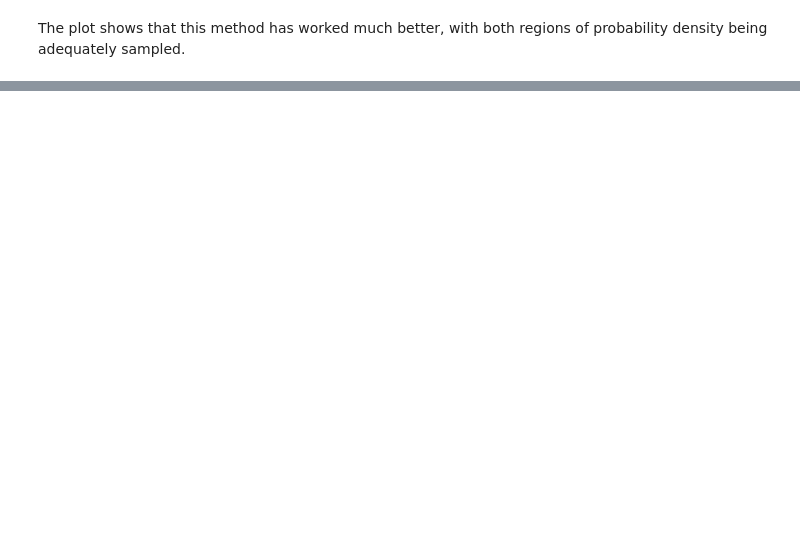
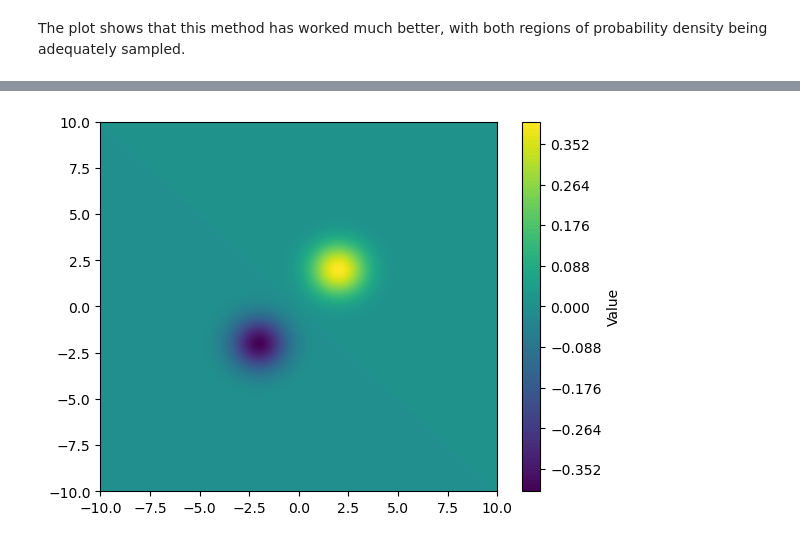
Before and after one commit to dy-cl/Monte-Carlo, a Jupyter notebook: mh.ipynb, the cells around one changed output, grey strips where cells are left out. Saved outputs shown, nothing was run; the diff lists cells and outputs as text; code cells hidden in the pictures; blank space fills up the shorter version.

```diff
--- a/mh.ipynb
+++ b/mh.ipynb
@@ -203,2 +219,11 @@ plt.show()
 # %% [markdown]
 The plot shows that this method has worked much better, with both regions of probability density being adequately sampled.
+# %%
+from scipy import stats
+
+mu = 0.5
+sig = 0.1
+
+y = -stats.norm.pdf((x-mu)/(sig))
+plt.plot(x, y)
+plt.xlim(0,1)
@@ -204,0 +233,17 @@ The plot shows that this method has worked much better, with both regions of pro
+# %%
+def psi(x, y):
+    peak1 = np.exp((-(x-2)**2 + -(y-2)**2)/2) / np.sqrt(2*np.pi)
+    peak2 = -np.exp((-(x+2)**2 + -(y+2)**2)/2) / np.sqrt(2*np.pi)
+
+    return peak1 + peak2
+
+Z = psi(X, Y)
+
+contour = plt.contourf(X, Y, Z, levels = 100)
+
+colorbar = plt.colorbar(contour)
+colorbar.set_label('Value')
+
+plt.show()
+# %% [output]
+[figure, added]
```
Also changed, not shown: parts of 9 cells of this notebook.
